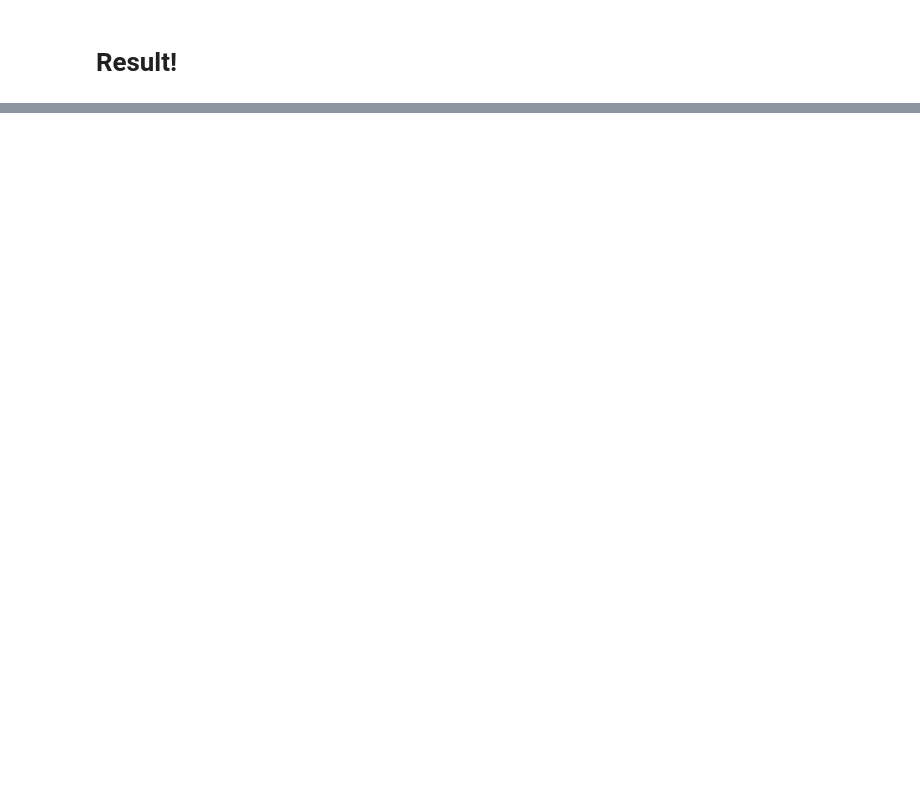
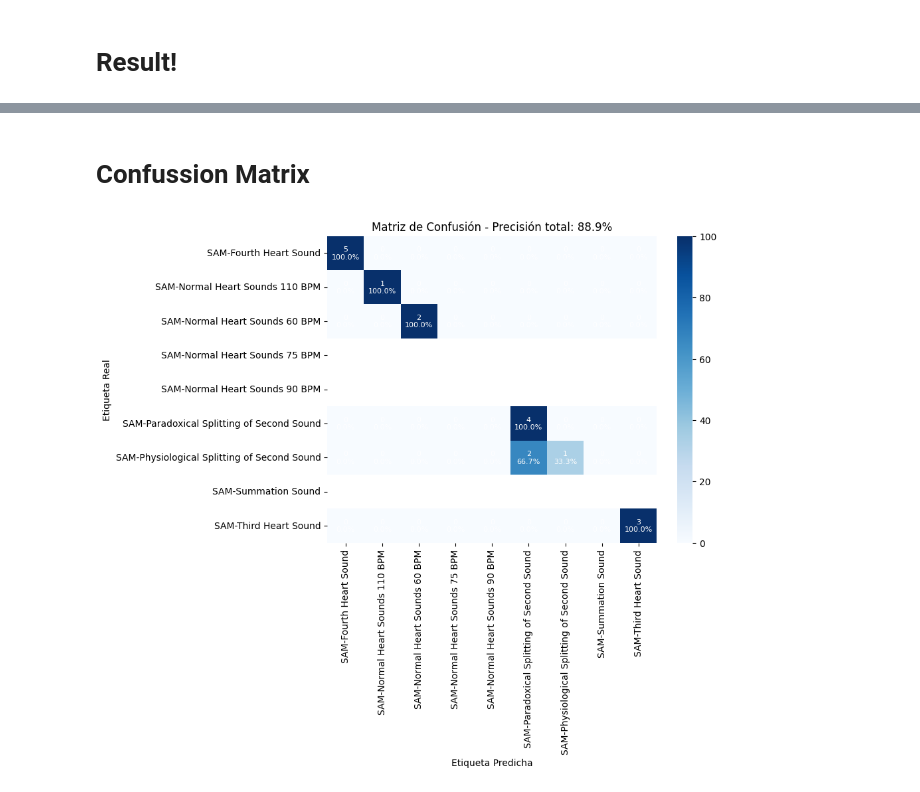
Before and after one commit to Afroefras/sam_classifier, a Jupyter notebook: train_sam_classifier.ipynb, the cells around one changed output, grey strips where cells are left out. Drawn from its saved outputs; the diff is of its cells as text; code cells hidden in the pictures; blank space fills up the shorter version.

```diff
--- a/train_sam_classifier.ipynb
+++ b/train_sam_classifier.ipynb
@@ -334,0 +351,6 @@ display(Audio(model_result, rate=sample_rate, autoplay=True))
+# %% [markdown]
+# Confussion Matrix
+# %%
+preds, labels, cm = cora_plot.plot_confusion_matrix(model_to_pred, test_dataloader)
+# %% [output]
+[figure, added]
```
Also changed, not shown: parts of 18 cells of this notebook, 6 other files.
